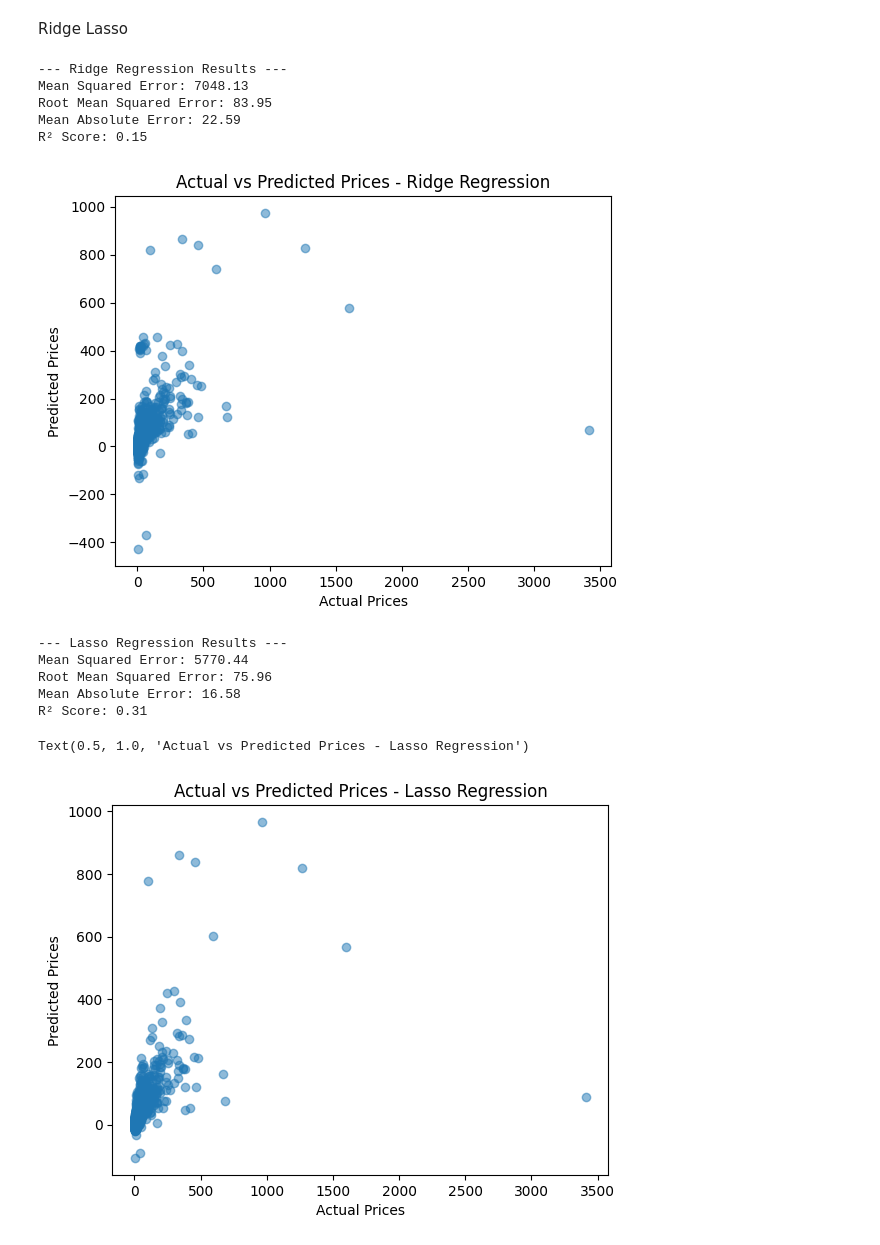
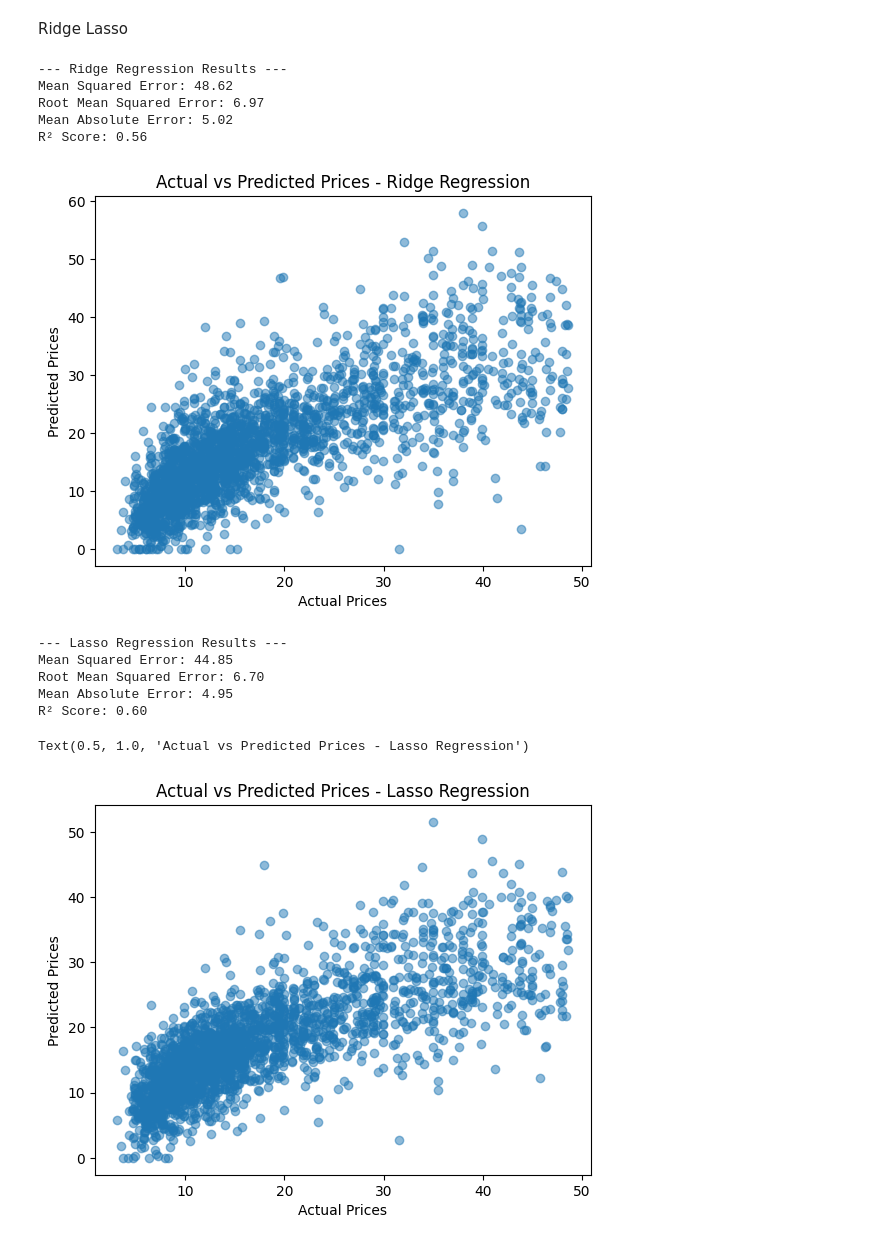
Before and after one commit to dylangeorg3/ENGG2112_Project, a Jupyter notebook: PriceModels.ipynb, the cells around one changed output. Drawn from its saved outputs; the diff is of its cells as text; code cells hidden in the pictures.

Commit message:
Created Smote for Price and Improved Price Models
SMOTE for price ended up just creating noise which made prediction worse. I have introduced much more data to help with the Price prediction models

```diff
--- a/PriceModels.ipynb
+++ b/PriceModels.ipynb
@@ -18,24 +18,19 @@ from sklearn.linear_model import LinearRegression
 Lets first import the data.
 # %%
 #Load datasets
+df_variety = pd.read_csv("Data/Raw/Wine_Datasets/Kaggle/winemag-data-130k-v2.csv")
+
+df_variety = df_variety.dropna()
+df_variety["Rating"] = df_variety["Rating"]/10
 
 df_red = pd.read_csv("Data/Raw/Wine_Datasets/Kaggle/Red.csv")
 df_Rose = pd.read_csv("Data/Raw/Wine_Datasets/Kaggle/Rose.csv")
 df_sparkling = pd.read_csv("Data/Raw/Wine_Datasets/Kaggle/Sparkling.csv")
 df_white = pd.read_csv("Data/Raw/Wine_Datasets/Kaggle/White.csv")
 
-df = pd.concat([df_red, df_Rose, df_sparkling, df_white], ignore_index=True)
+df = pd.concat([df_red, df_Rose, df_sparkling, df_white, df_variety], ignore_index=True)
 
 # Reclassify quality into categories
-def categorize_quality(q):
-    if q <= 3:
-        return "low"
-    elif q <= 6:
-        return "medium"
-    else:
-        return "high"
-
-df["quality_category"] = df["Rating"].round().apply(categorize_quality)
 # %% [markdown]
 We now need to preprocess the data, specifically we need a way to quantify the location of the wine.
 # %%
@@ -50,23 +45,19 @@ def remove_outliers(df, column):
     filtered_df = df[(df[column] >= lower_bound) & (df[column] <= upper_bound)]
     return filtered_df
 
-
-
 red_onehot = pd.get_dummies(df, columns=['Country', 'Region', 'Winery'])
 # Remove rows where Price > 200
+# red_onehot = red_onehot[red_onehot['Price'] <= 200]
+# Remove outliers from 'Rating' column
+red_onehot = remove_outliers(red_onehot, 'Price')
 
 red_onehot.drop(['Name'], axis=1, inplace=True)
+red_onehot.drop(['Year'], axis=1, inplace=True)
 red_onehot.dropna(inplace=True)
 # %%
 # Prepare data for regression
-X = red_onehot.drop(["Price", "quality_category"], axis=1)
+X = red_onehot.drop(["Price", "Rating"], axis=1)
 y = red_onehot["Price"]
-
-# Convert 'Year' to numeric, coerce errors, and fill NaN with median year
-if 'Year' in X.columns:
-	X['Year'] = pd.to_numeric(X['Year'], errors='coerce')
-	median_year = X['Year'].median()
-	X['Year'] = X['Year'].fillna(median_year)
 
 # Train-test split
 X_train_lr, X_test_lr, y_train_lr, y_test_lr = train_test_split(X, y, test_size=0.2, random_state=42)
@@ -78,17 +69,17 @@ lr_model.fit(X_train_lr, y_train_lr)
 # Predict on test set
 y_pred_lr = lr_model.predict(X_test_lr)
 
+# Prevent negative price predictions
+y_pred_lr = np.maximum(y_pred_lr, 0)
+
 # Evaluate model
 mse = mean_squared_error(y_test_lr, y_pred_lr)
 rmse = np.sqrt(mse)
 
 print("--- Linear Regression Results ---")
-
 print(f"Linear Regression RMSE: {rmse:.2f}")
 
-
-# plot actual vs predicted
-
+# Plot actual vs predicted prices
 plt.figure(figsize=(8, 6))
 plt.xlabel("Actual Prices")
 plt.ylabel("Predicted Prices")
@@ -105,6 +92,8 @@ Linear Regression RMSE: 11.28
 # --- Load and preprocess data ---
 # Replace 'NV' with NaN
 red_onehot.replace("NV", np.nan, inplace=True)
+red_onehot = remove_outliers(red_onehot, 'Price')
+# red_onehot = red_onehot['Price' <= 80]
 
 # Convert 'Year' to numeric and fill missing values with median
 if 'Year' in red_onehot.columns:
@@ -172,8 +161,9 @@ from sklearn.metrics import mean_squared_error, r2_score, mean_absolute_error
 from sklearn.model_selection import train_test_split
 from sklearn.preprocessing import StandardScaler
 
+
 # Prepare features and target
-X = red_onehot.drop(["Price", "quality_category_high", "quality_category_medium"], axis=1, errors='ignore')
+X = red_onehot.drop(["Price", "NumberOfRatings", "Winery"], axis=1, errors='ignore')
 y = red_onehot["Price"]
 
 # Train-test split
@@ -188,46 +178,49 @@ X_test_scaled = scaler.transform(X_test)
 ridge_model = Ridge(alpha=1.0)
 ridge_model.fit(X_train_scaled, y_train)
 y_pred_ridge = ridge_model.predict(X_test_scaled)
+y_pred_ridge = np.maximum(y_pred_ridge, 0)
 
 # Lasso Regression
 lasso_model = Lasso(alpha=0.1)
 lasso_model.fit(X_train_scaled, y_train)
+
 y_pred_lasso = lasso_model.predict(X_test_scaled)
+y_pred_lasso = np.maximum(y_pred_lasso, 0)
 
 # Evaluation
 def evaluate_model(name, y_true, y_pred):
     mse = mean_squared_error(y_true, y_pred)
     r2 = r2_score(y_true, y_pred)
     mae = mean_absolute_error(y_true, y_pred)
     print(f"--- {name} Regression Results ---")
     print(f"Mean Squared Error: {mse:.2f}")
     print(f"Root Mean Squared Error: {mse**0.5:.2f}")
     print(f"Mean Absolute Error: {mae:.2f}")
     print(f"R² Score: {r2:.2f}\n")
 
 evaluate_model("Ridge", y_test, y_pred_ridge)
 
 plt.scatter(y_test, y_pred_ridge, alpha=0.5)
 plt.xlabel("Actual Prices")
 plt.ylabel("Predicted Prices")
 plt.title("Actual vs Predicted Prices - Ridge Regression")
 plt.show()
 evaluate_model("Lasso", y_test, y_pred_lasso)
 plt.scatter(y_test, y_pred_lasso, alpha=0.5)
 plt.xlabel("Actual Prices")
 plt.ylabel("Predicted Prices")
 plt.title("Actual vs Predicted Prices - Lasso Regression")
 # %% [output]
 --- Ridge Regression Results ---
-Mean Squared Error: 7048.13
-Root Mean Squared Error: 83.95
-Mean Absolute Error: 22.59
-R² Score: 0.15
+Mean Squared Error: 48.62
+Root Mean Squared Error: 6.97
+Mean Absolute Error: 5.02
+R² Score: 0.56
-[figure, old version]
+[figure, new version]
 --- Lasso Regression Results ---
-Mean Squared Error: 5770.44
-Root Mean Squared Error: 75.96
-Mean Absolute Error: 16.58
-R² Score: 0.31
+Mean Squared Error: 44.85
+Root Mean Squared Error: 6.70
+Mean Absolute Error: 4.95
+R² Score: 0.60
 Text(0.5, 1.0, 'Actual vs Predicted Prices - Lasso Regression')
-[figure, old version]
+[figure, new version]
```
Also changed, not shown: parts of 2 cells of this notebook, 9 other files.
